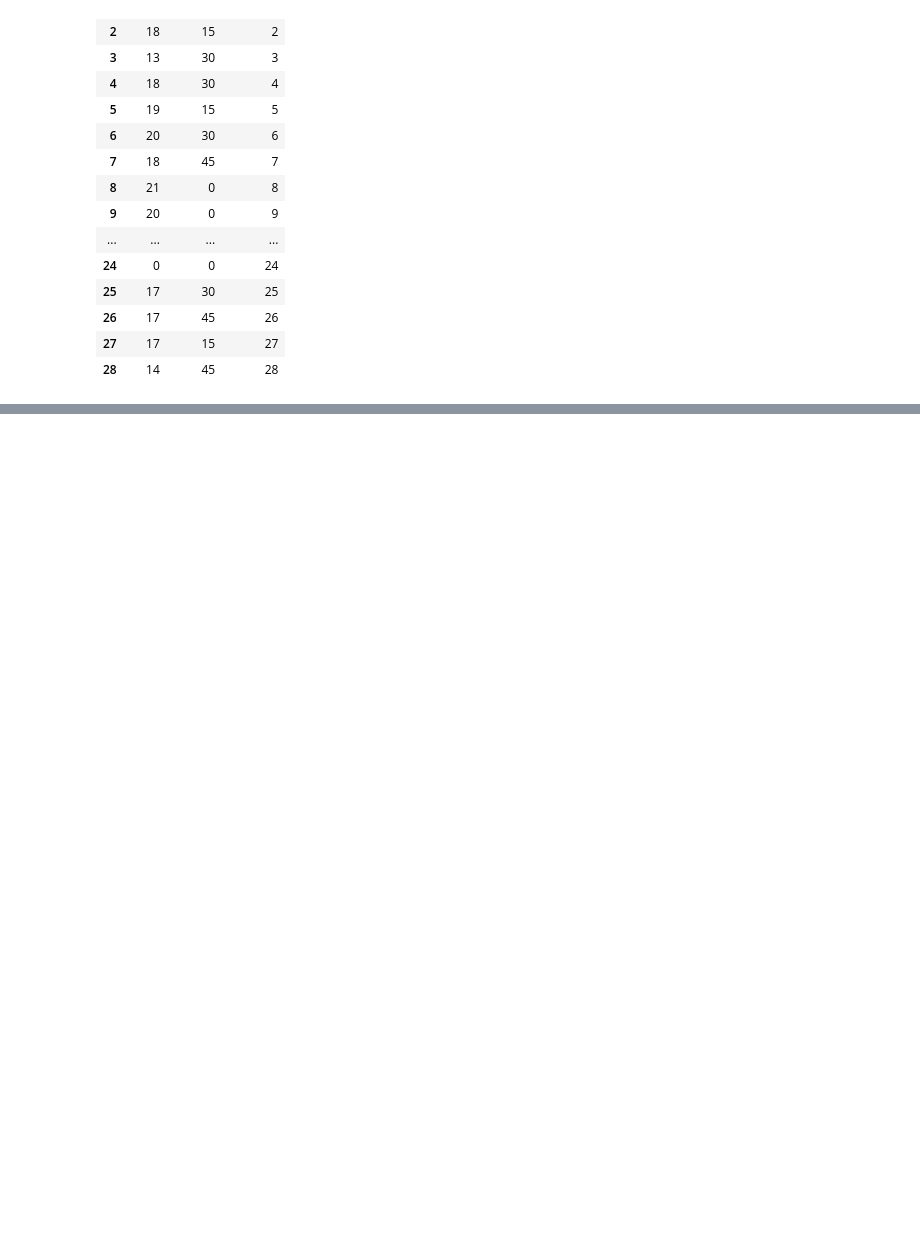
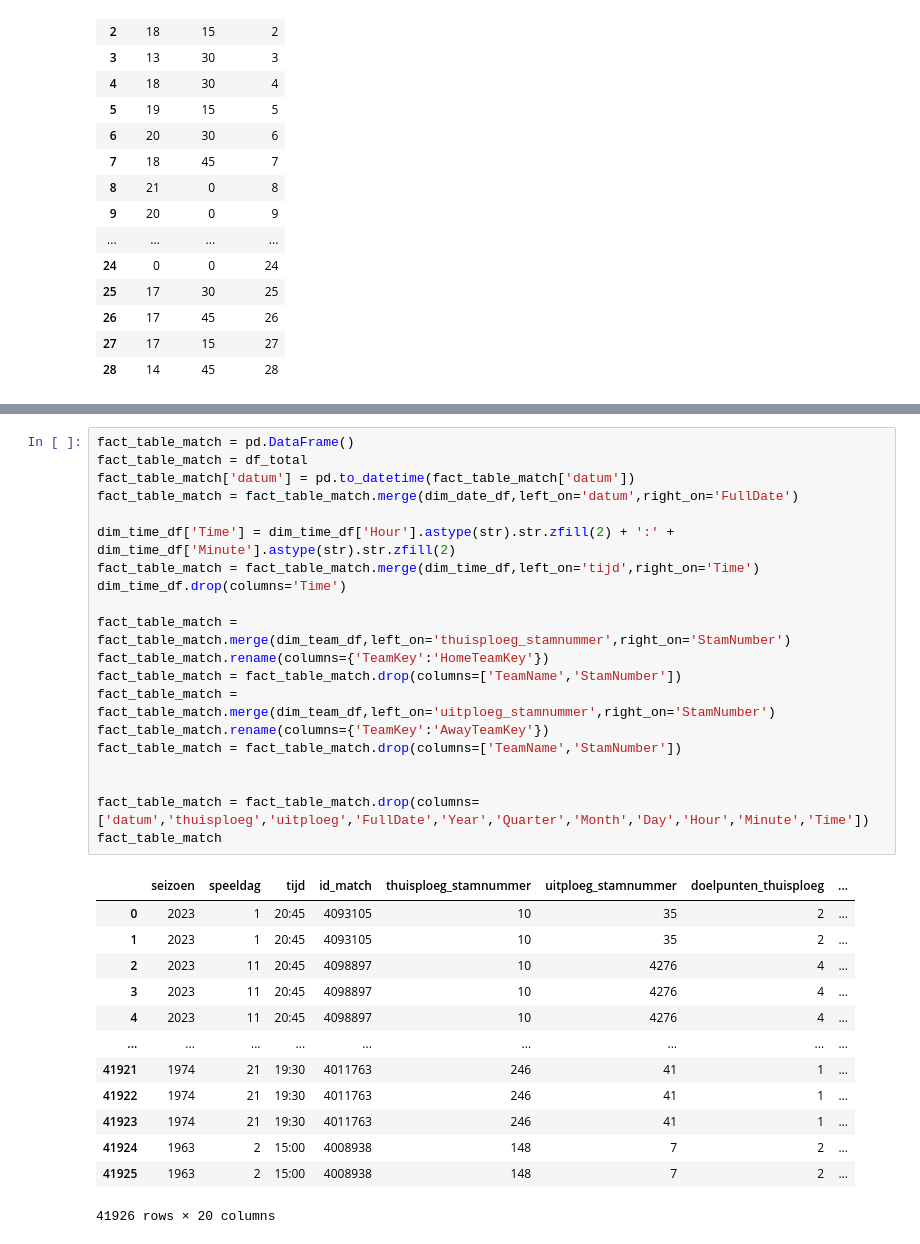
Before and after one commit to RobbeVDK/DEP1-2023-2024-groep04, a Jupyter notebook: bulk_insert_data.ipynb, the cells around one changed output, grey strips where cells are left out. Saved outputs shown, nothing was run; the diff lists cells and outputs as text; blank space fills up the shorter version.

```diff
--- a/bulk_insert_data.ipynb
+++ b/bulk_insert_data.ipynb
@@ -144,0 +167,34 @@ df_total
+# %%
+fact_table_match = pd.DataFrame()
+fact_table_match = df_total
+fact_table_match['datum'] = pd.to_datetime(fact_table_match['datum'])
+fact_table_match = fact_table_match.merge(dim_date_df,left_on='datum',right_on='FullDate')
+
+dim_time_df['Time'] = dim_time_df['Hour'].astype(str).str.zfill(2) + ':' + dim_time_df['Minute'].astype(str).str.zfill(2)
+fact_table_match = fact_table_match.merge(dim_time_df,left_on='tijd',right_on='Time')
+dim_time_df.drop(columns='Time')
+
+fact_table_match = fact_table_match.merge(dim_team_df,left_on='thuisploeg_stamnummer',right_on='StamNumber')
+fact_table_match.rename(columns={'TeamKey':'HomeTeamKey'})
+fact_table_match = fact_table_match.drop(columns=['TeamName','StamNumber'])
+fact_table_match = fact_table_match.merge(dim_team_df,left_on='uitploeg_stamnummer',right_on='StamNumber')
+fact_table_match.rename(columns={'TeamKey':'AwayTeamKey'})
+fact_table_match = fact_table_match.drop(columns=['TeamName','StamNumber'])
+
+
+fact_table_match = fact_table_match.drop(columns=['datum','thuisploeg','uitploeg','FullDate','Year','Quarter','Month','Day','Hour','Minute','Time'])
+fact_table_match
+# %% [output]
+|  | seizoen | speeldag | tijd | id_match | thuisploeg_stamnummer | uitploeg_stamnummer | doelpunten_thuisploeg | ... |
+| 0 | 2023 | 1 | 20:45 | 4093105 | 10 | 35 | 2 | ... |
+| 1 | 2023 | 1 | 20:45 | 4093105 | 10 | 35 | 2 | ... |
+| 2 | 2023 | 11 | 20:45 | 4098897 | 10 | 4276 | 4 | ... |
+| 3 | 2023 | 11 | 20:45 | 4098897 | 10 | 4276 | 4 | ... |
+| 4 | 2023 | 11 | 20:45 | 4098897 | 10 | 4276 | 4 | ... |
+| ... | ... | ... | ... | ... | ... | ... | ... | ... |
+| 41921 | 1974 | 21 | 19:30 | 4011763 | 246 | 41 | 1 | ... |
+| 41922 | 1974 | 21 | 19:30 | 4011763 | 246 | 41 | 1 | ... |
+| 41923 | 1974 | 21 | 19:30 | 4011763 | 246 | 41 | 1 | ... |
+| 41924 | 1963 | 2 | 15:00 | 4008938 | 148 | 7 | 2 | ... |
+| 41925 | 1963 | 2 | 15:00 | 4008938 | 148 | 7 | 2 | ... |
+41926 rows × 20 columns
```
Also changed, not shown: parts of 5 cells of this notebook.
